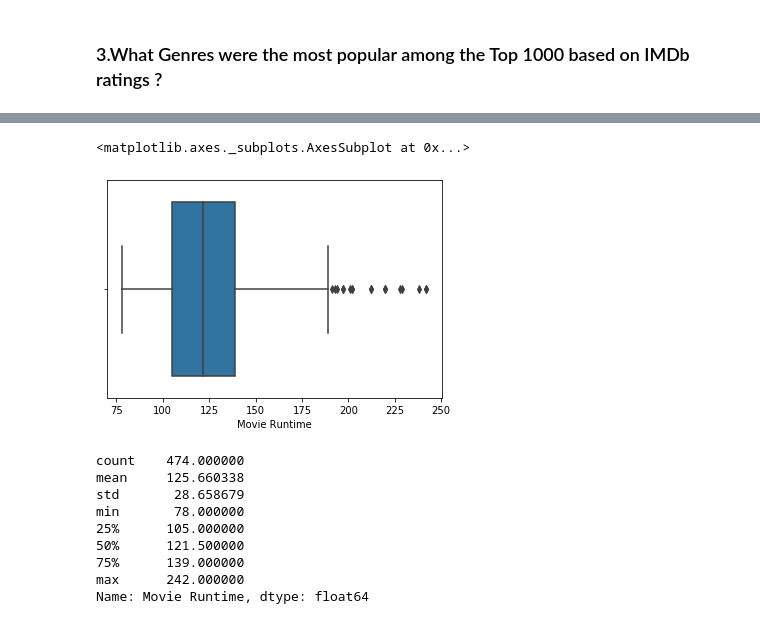
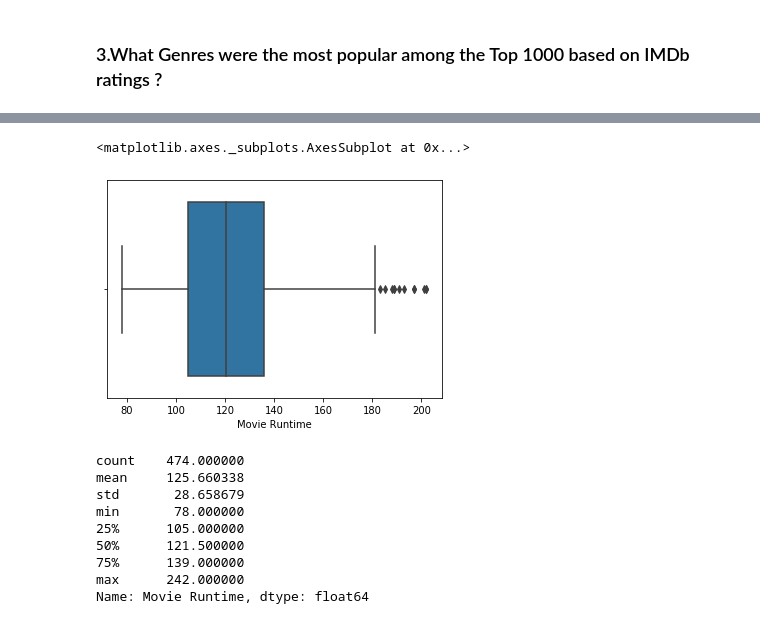
Before and after one commit to naik-sachin/project1, a Jupyter notebook: Notebooks/Visualization.ipynb, the cells around one changed output, grey strips where cells are left out. Cells and saved outputs as stored; diff of their text form; code cells hidden in the pictures.

```diff
--- a/Notebooks/Visualization.ipynb
+++ b/Notebooks/Visualization.ipynb
@@ -65,7 +75,7 @@ bargraph(group_df,group_df['Profit percent'],group_df['Title'],"Top 20 Most Prof
 # %%
 """Create a new data frame so we can populate it without outliers """
 #New dataframe with only the Money figures to answer the buget question
-testdf = fulldf[['Profit percent','Gross Income in millions (USD)','Budget in millions (USD)']]
+testdf = fulldf[['Profit percent','Gross Income in millions (USD)','Budget in millions (USD)','Movie Runtime']]
 # %%
 #testdf.info() # Check to make sure the dataframe is as desired.
 # %%
@@ -277,8 +298,8 @@ plt6=sns.barplot(y=Dcounts['Movie Genre'],x=Dcounts['Title count'])
 # %%
-sns.boxplot(fulldf['Movie Runtime'])
+sns.boxplot(testdf['Movie Runtime'])
 # %% [output]
 <matplotlib.axes._subplots.AxesSubplot at 0x...>
-[figure, old version]
+[figure, new version]
 # %%
 fulldf['Movie Runtime'].describe()
 # %% [output]
```
Also changed, not shown: parts of 62 cells of this notebook.
